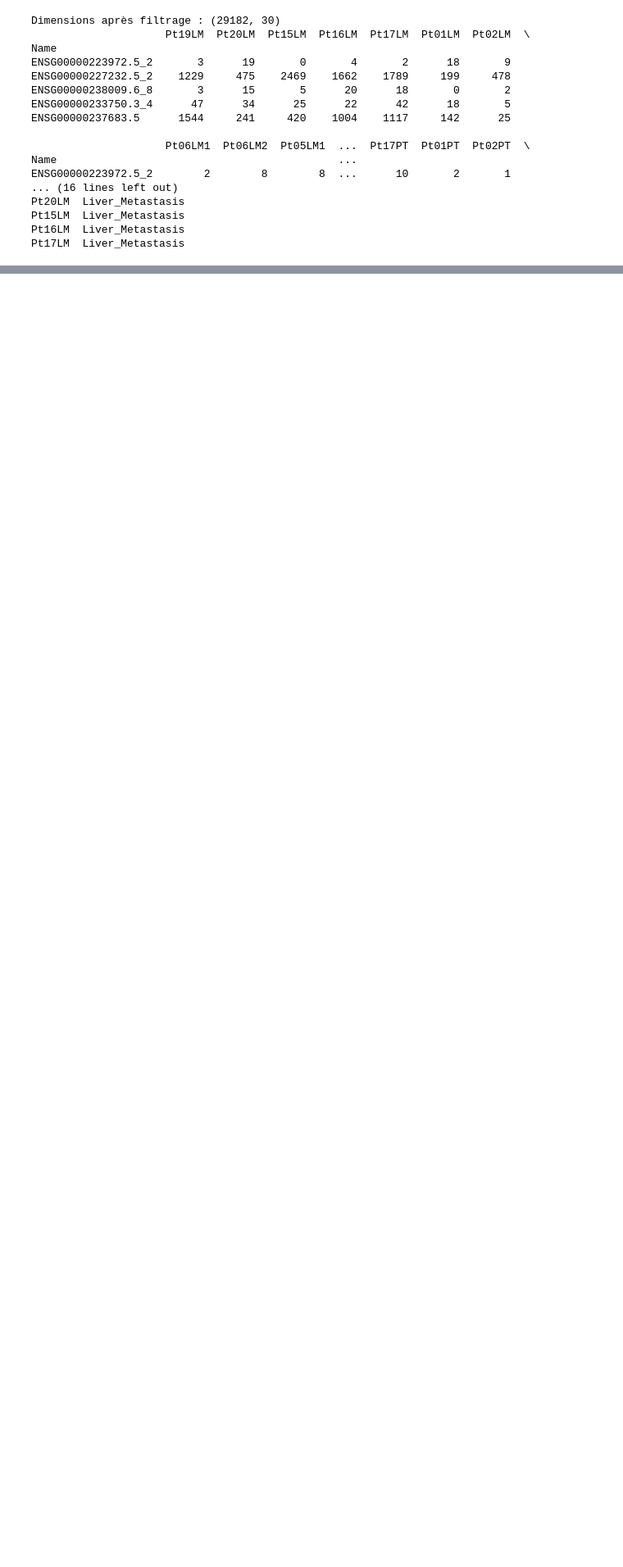
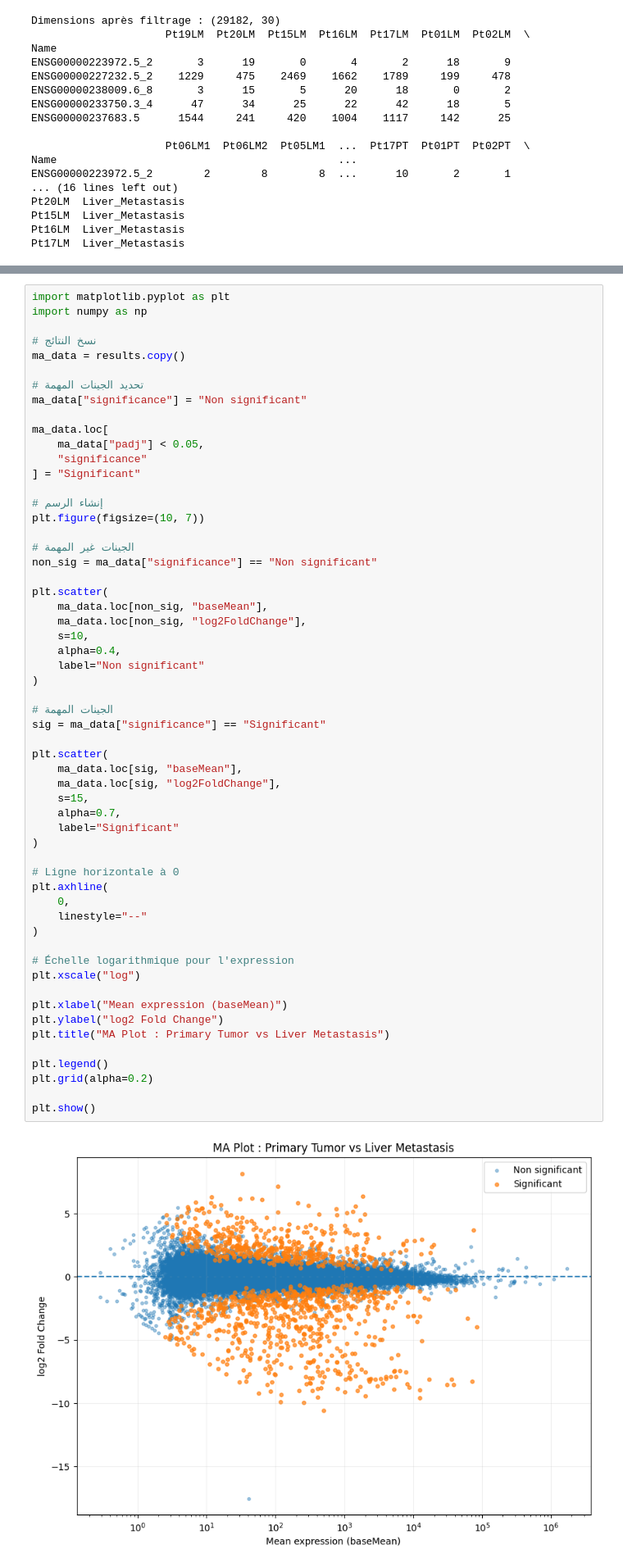
Before and after one commit to elmoukhtarmhaimid24-blip/stage-bioinfo-rnaseq, a Jupyter notebook: notebooks/02_GEO_Dataset_Preparation.ipynb, the cells around one changed output, grey strips where cells are left out. Shown at 82% size. Drawn from its saved outputs; the diff is of its cells as text; blank space fills up the shorter version.

```diff
--- a/notebooks/02_GEO_Dataset_Preparation.ipynb
+++ b/notebooks/02_GEO_Dataset_Preparation.ipynb
@@ -693,0 +1340,59 @@ Pt17LM  Liver_Metastasis
+# %%
+import matplotlib.pyplot as plt
+import numpy as np
+
+# نسخ النتائج
+ma_data = results.copy()
+
+# تحديد الجينات المهمة
+ma_data["significance"] = "Non significant"
+
+ma_data.loc[
+    ma_data["padj"] < 0.05,
+    "significance"
+] = "Significant"
+
+# إنشاء الرسم
+plt.figure(figsize=(10, 7))
+
+# الجينات غير المهمة
+non_sig = ma_data["significance"] == "Non significant"
+
+plt.scatter(
+    ma_data.loc[non_sig, "baseMean"],
+    ma_data.loc[non_sig, "log2FoldChange"],
+    s=10,
+    alpha=0.4,
+    label="Non significant"
+)
+
+# الجينات المهمة
+sig = ma_data["significance"] == "Significant"
+
+plt.scatter(
+    ma_data.loc[sig, "baseMean"],
+    ma_data.loc[sig, "log2FoldChange"],
+    s=15,
+    alpha=0.7,
+    label="Significant"
+)
+
+# Ligne horizontale à 0
+plt.axhline(
+    0,
+    linestyle="--"
+)
+
+# Échelle logarithmique pour l'expression
+plt.xscale("log")
+
+plt.xlabel("Mean expression (baseMean)")
+plt.ylabel("log2 Fold Change")
+plt.title("MA Plot : Primary Tumor vs Liver Metastasis")
+
+plt.legend()
+plt.grid(alpha=0.2)
+
+plt.show()
+# %% [output]
+[figure, added]
```
Also changed, not shown: parts of 43 cells of this notebook, 6 other files.
